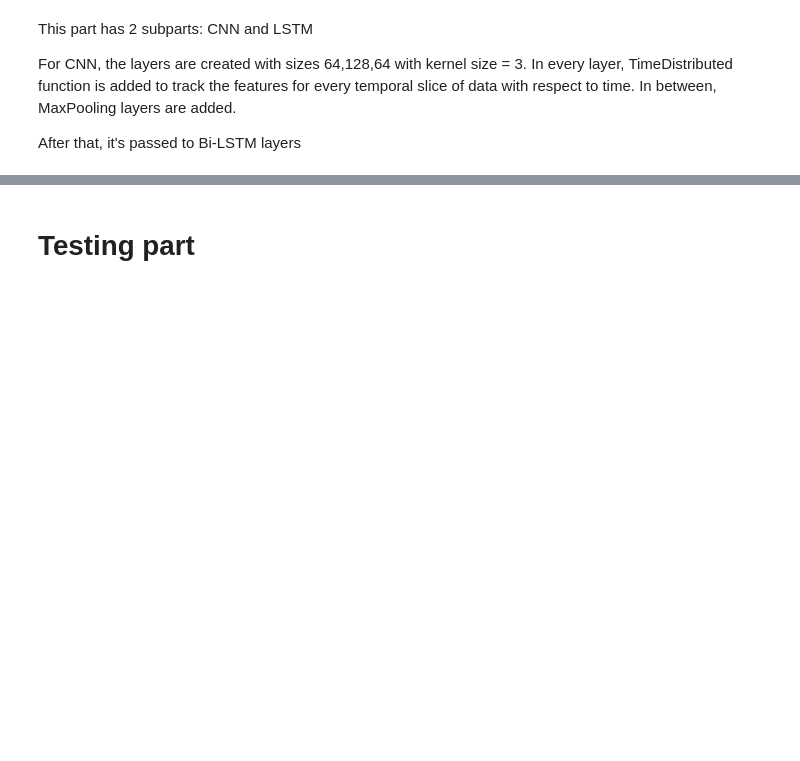
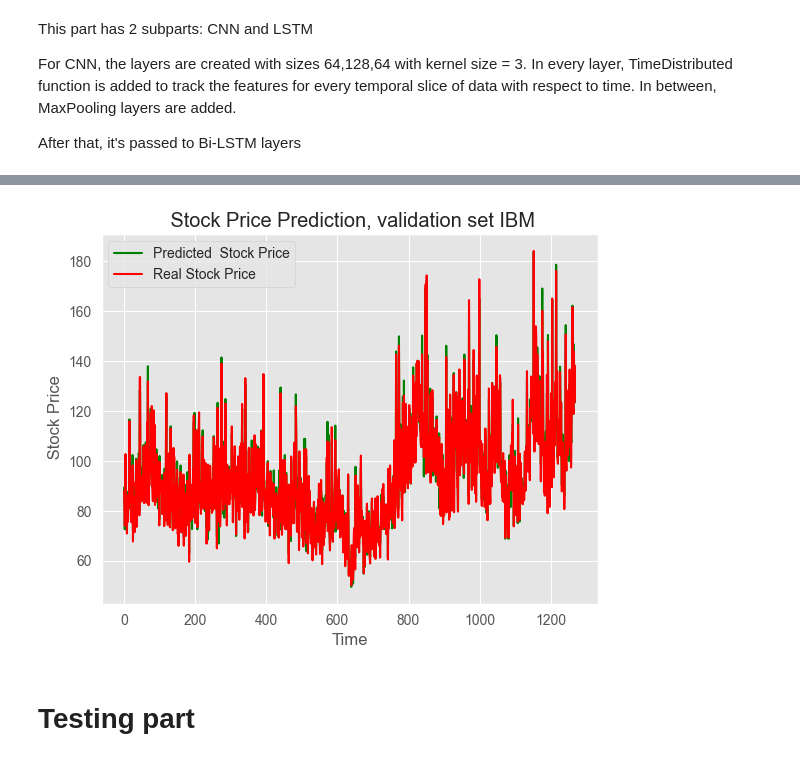
Before and after one commit to tradingstrategy-ai/stock-x, a Jupyter notebook: stock-market-prediction-using-cnn-lstm.ipynb, the cells around one changed output, grey strips where cells are left out. Cells and saved outputs as stored; diff of their text form; code cells hidden in the pictures; blank space fills up the shorter version.

```diff
--- a/stock-market-prediction-using-cnn-lstm.ipynb
+++ b/stock-market-prediction-using-cnn-lstm.ipynb
@@ -357,8 +506,9 @@ for j in range(len_t , len_t + len(test_X)):
     predicted[j - len_t] = predicted[j - len_t] * temp + temp
 plt.plot(predicted, color = 'green', label = 'Predicted  Stock Price')
 plt.plot(test_label, color = 'red', label = 'Real Stock Price')
-plt.title(' Stock Price Prediction')
+plt.title(f' Stock Price Prediction, validation set {TICKER}')
 plt.xlabel('Time')
 plt.ylabel(' Stock Price')
 plt.legend()
 plt.show()
+# %% [output]
@@ -365,3 +516,4 @@ plt.show()
+[figure, added]
 # %% [markdown]
 # Testing part
 # %% [markdown]
```
Also changed, not shown: parts of 56 cells of this notebook, 7 other files.
